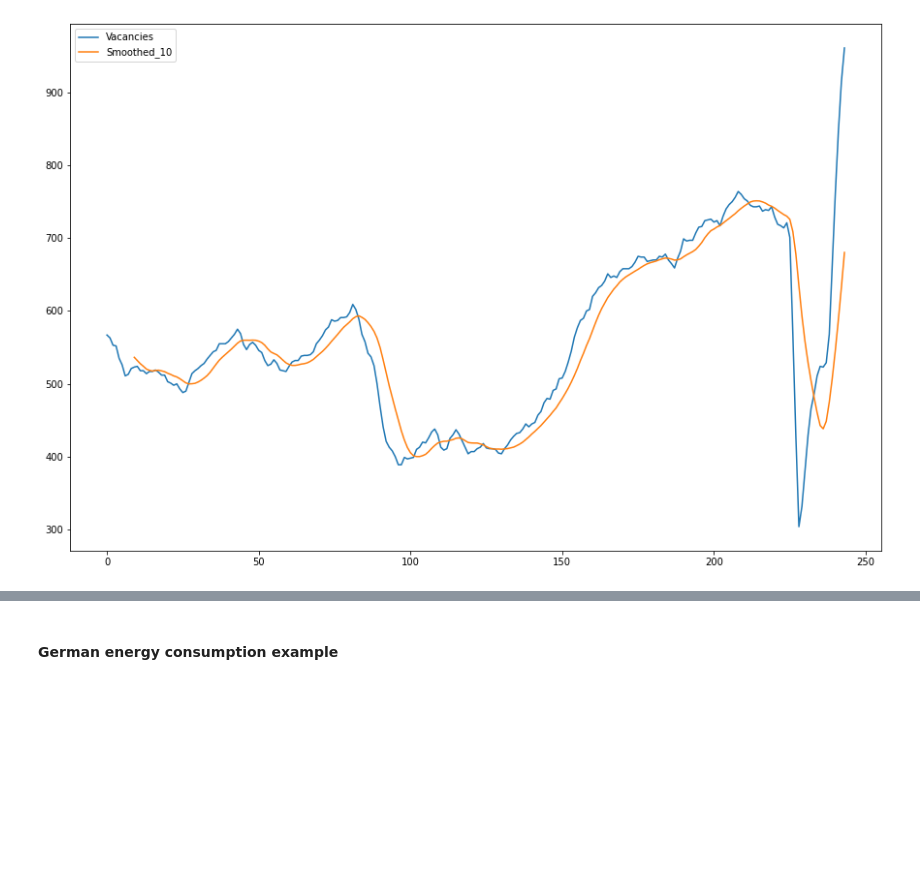
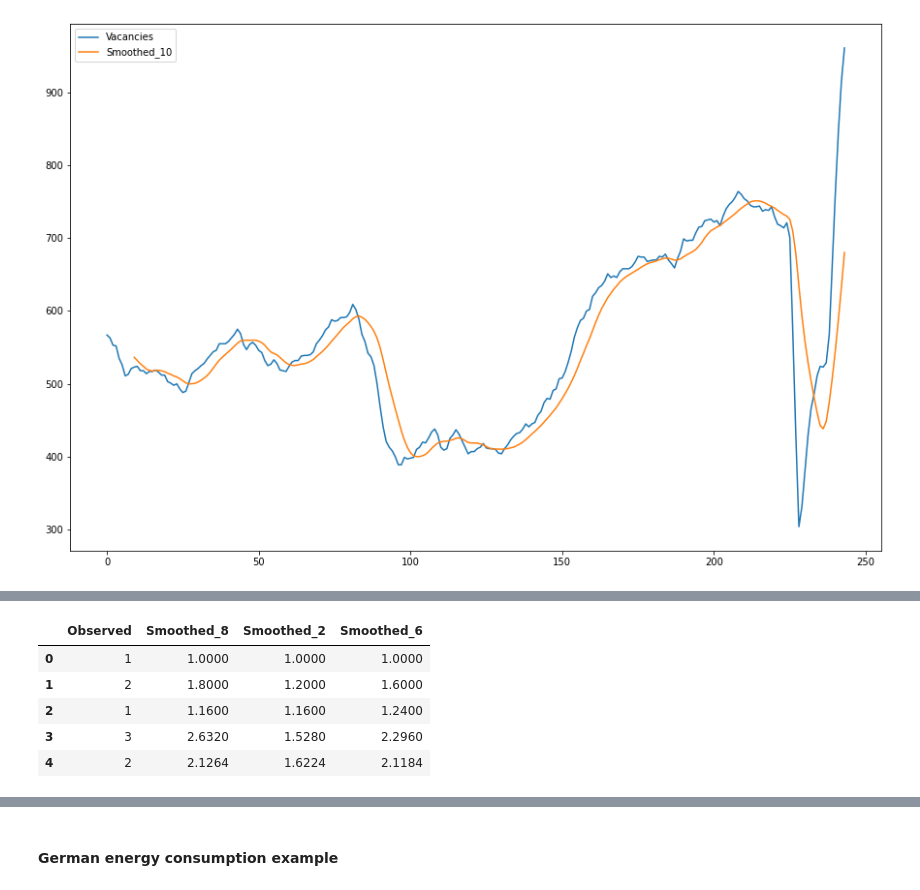
Before and after one commit to huuugh18/finmodel, a Jupyter notebook: 6 - Decompositions.ipynb, the cells around one changed output, grey strips where cells are left out. Drawn from its saved outputs; the diff is of its cells as text; code cells hidden in the pictures; blank space fills up the shorter version.

```diff
--- a/6 - Decompositions.ipynb
+++ b/6 - Decompositions.ipynb
@@ -100,4 +87,0 @@ df_test.head()
-# %%
-df_test ['Smoothed_1'] = exp_smooth(df_test['Observed'], 0.1)
-df_test['Smoothed_9'] = exp_smooth(df_test['Observed'], 0.9)
-df_test.plot()
@@ -106,0 +88,20 @@ df_test.plot()
+# %%
+def exp_smooth(series, alpha):
+    smoothed_value = series[0]
+    results = []
+    for value in series:
+        smoothed_value = (1 - alpha) * smoothed_value + alpha * value
+        results.append(smoothed_value)
+    return results
+
+df_test['Smoothed_8'] = exp_smooth(df_test['Observed'], 0.8)
+df_test['Smoothed_2'] = exp_smooth(df_test['Observed'], 0.2)
+df_test['Smoothed_6'] = exp_smooth(df_test['Observed'], 0.6)
+df_test.head()
+# %% [output]
+|  | Observed | Smoothed_8 | Smoothed_2 | Smoothed_6 |
+| 0 | 1 | 1.0000 | 1.0000 | 1.0000 |
+| 1 | 2 | 1.8000 | 1.2000 | 1.6000 |
+| 2 | 1 | 1.1600 | 1.1600 | 1.2400 |
+| 3 | 3 | 2.6320 | 1.5280 | 2.2960 |
+| 4 | 2 | 2.1264 | 1.6224 | 2.1184 |
```
Also changed, not shown: parts of 8 cells of this notebook, 16 other files.
